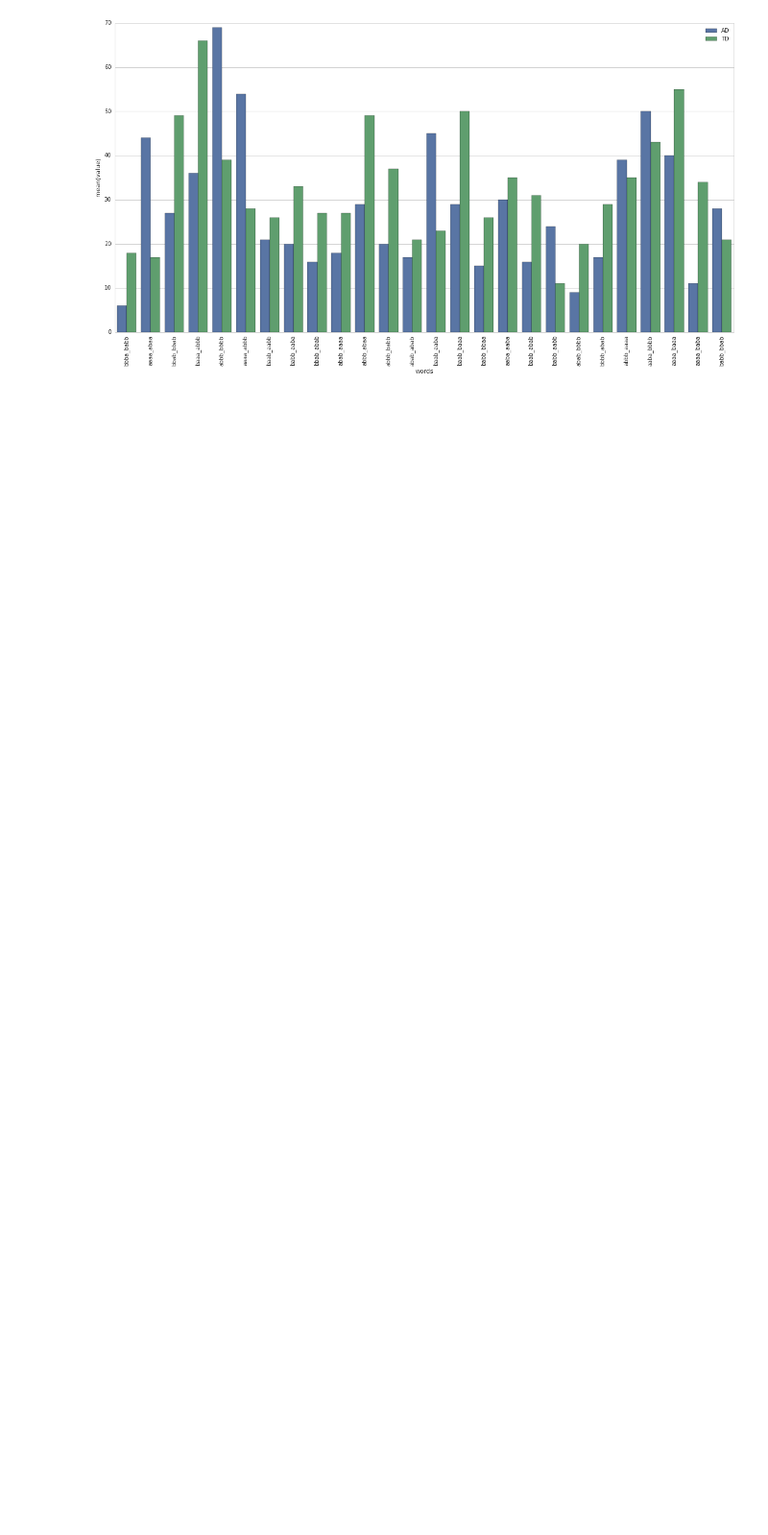
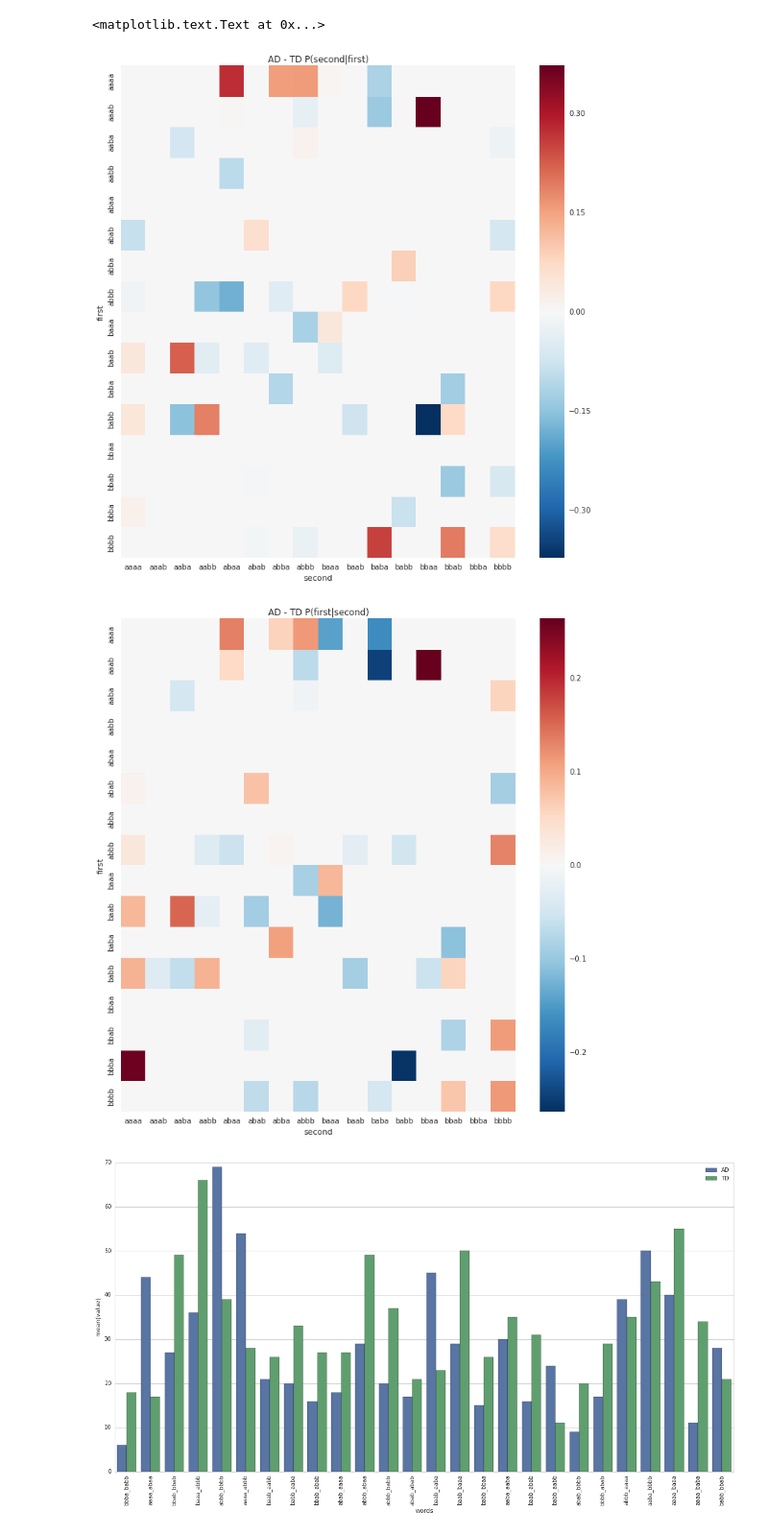
Before and after one commit to boomsbloom/media-nlp, a Jupyter notebook: feature_analysis.ipynb, the cells around one changed output. Shown at 96% size. Saved outputs shown, nothing was run; the diff lists cells and outputs as text; code cells hidden in the pictures; blank space fills up the shorter version.

```diff
--- a/enet_feat_analysis.ipynb
+++ b/feature_analysis.ipynb
@@ -22,3 +34,22 @@ summed_feats, melted_df = countFeatures(top_features)
+# %%
+'''
+conditional probability matrices
+'''
+sns.plt.figure(figsize=(12,12))
+sns.heatmap(conditionals[0] - conditionals[2])
+sns.plt.xlabel('second')
+sns.plt.ylabel('first')
+sns.plt.title('AD - TD P(second|first)')
+
+sns.plt.figure(figsize=(12,12))
+sns.heatmap(conditionals[1] - conditionals[3])
+sns.plt.xlabel('second')
+sns.plt.ylabel('first')
+sns.plt.title('AD - TD P(first|second)')
+# %% [output]
+<matplotlib.text.Text at 0x...>
+[figure, added]
+[figure, added]
 # %%
 sns.set_style("whitegrid")
 sns.plt.figure(figsize=(20,10))
```
Also changed, not shown: parts of 2 cells of this notebook, 1 other file.
